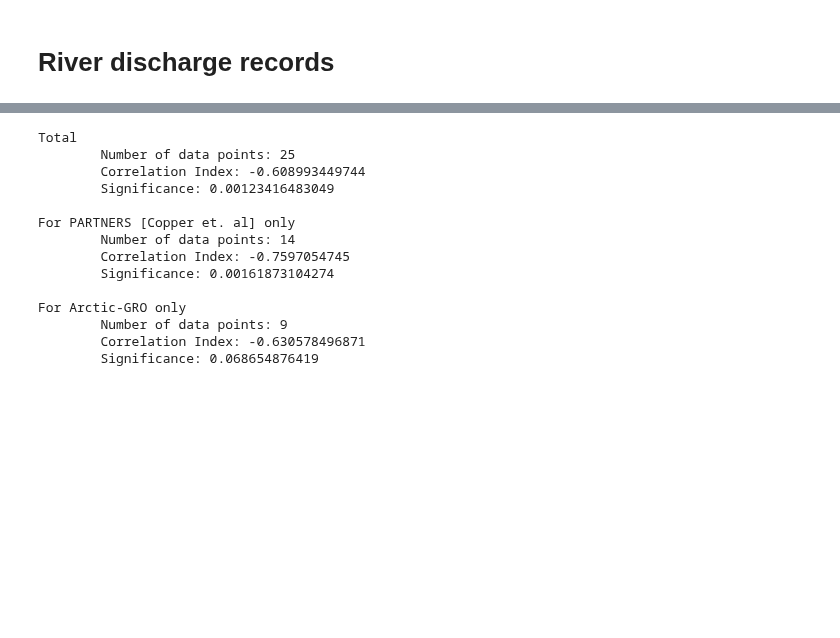
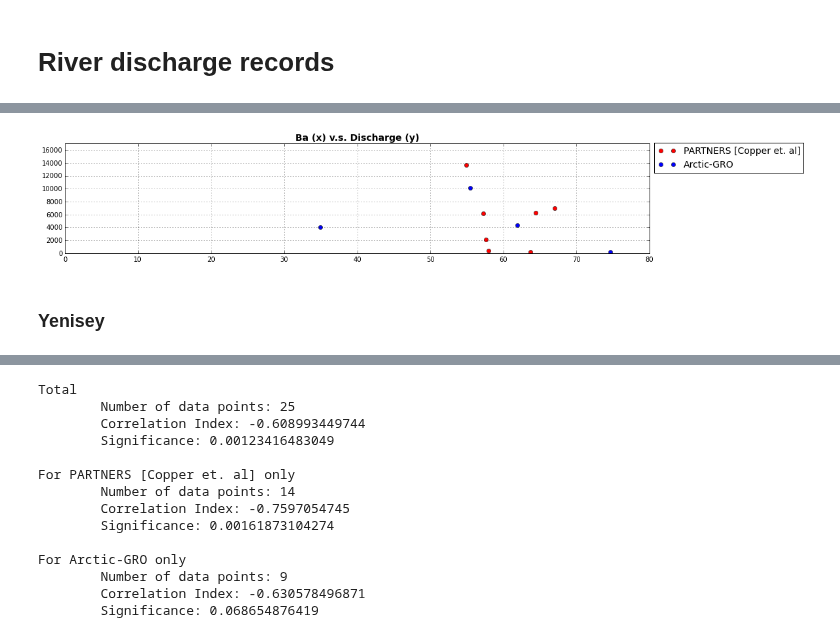
Before and after one commit to UBC-MOAD/analysis-kyle, a Jupyter notebook: notebooks/[River] Fluvial Barium & River Discharge Records.ipynb, the cells around one changed output, grey strips where cells are left out. Cells and saved outputs as stored; diff of their text form; code cells hidden in the pictures; blank space fills up the shorter version.

```diff
--- a/notebooks/[River] Fluvial Barium & River Discharge Records.ipynb
+++ b/notebooks/[River] Fluvial Barium & River Discharge Records.ipynb
@@ -615,0 +817,18 @@ plt.grid()
+# %%
+fig=plt.figure(figsize=(16, 3))
+ax=plt.gca()
+# PARTNERS
+plt.plot(Kolyma_Ba.flat[0:7], Kolyma_discharge.flat[0:7], 'ro', label='PARTNERS [Copper et. al]')
+# AGRO
+plt.plot(Kolyma_Ba.flat[8:-1], Kolyma_discharge.flat[8:-1], 'bo', label='Arctic-GRO')
+# legend
+plt.legend(fontsize=14, loc='upper left', bbox_to_anchor=(1, 1.05))
+
+ax.set_xlim(0, 80)
+ax.set_ylim(0, 17000)
+ax.set_title('Ba (x) v.s. Discharge (y)', fontsize=14, fontweight='bold')
+plt.grid()
+# %% [output]
+[figure, added]
+# %% [markdown]
+### Yenisey
```
Also changed, not shown: parts of 52 cells of this notebook.
